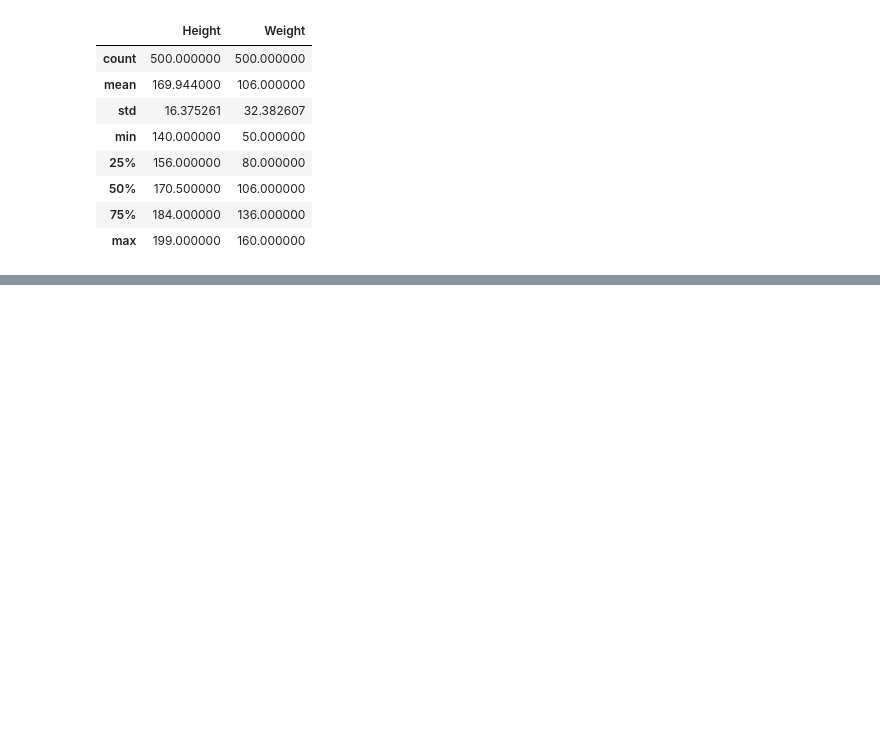
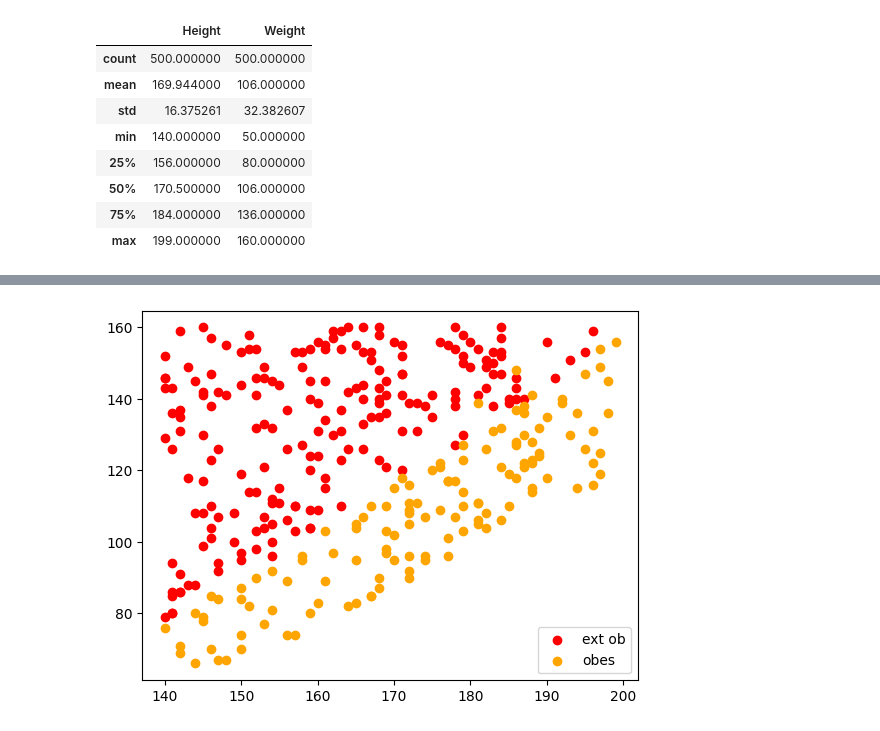
Before and after one commit to so1454/MachineLearning, a Jupyter notebook: ex03bmi학습하기.ipynb, the cells around one changed output, grey strips where cells are left out. Cells and saved outputs as stored; diff of their text form; code cells hidden in the pictures; blank space fills up the shorter version.

```diff
--- a/ex03bmi학습하기.ipynb
+++ b/ex03bmi학습하기.ipynb
@@ -46,0 +68,15 @@ bmi_data.describe()
+# %%
+# 답 데이터 살펴보기
+# 답레이블 중복없이 확인해보기
+data2 = bmi_data.set_index('Label')  # 원래 컬럼을 인덱스로 보내준것임
+data2.index.unique()  # 인덱스에 접근 + 독립적인 값 찾기
+
+
+# data2.index.unique()했더니 나온 값
+# 'Extreme Obesity' :고도비만
+# 'Obesity' : 비만
+# 'Overweight' : 과체중
+# 'Normal' : 보통
+# 'Weak' : 저체중,
+# 'Extremely Weak' : 극심한 저체중
+# 클래스가 총 6개임!
@@ -46,0 +101,7 @@ bmi_data.describe()
+# %%
+# 시각화
+# X축 키, Y축 몸무게, 산점도(점 찍어서 분포 확인하는 그래프) Label
+# Extreme Obesity만 이용해서 그릴꺼다.
+# 행(index, 문자열) 값에 쉽게 접근하게 하는 인덱서 => loc
+d = data2.loc['Extreme Obesity']
+d
@@ -46,0 +125,13 @@ bmi_data.describe()
+# %%
+# Extreme Obesity(빨간색)
+plt.scatter(d['Height'], d['Weight'],c = 'red', label = 'ext ob')
+
+# Obesity(주황색)
+d = data2.loc['Obesity']
+plt.scatter(d['Height'], d['Weight'],c = 'orange', label = 'obes')
+plt.legend() # 범례표시(출력)
+plt.show()
+
+# 이렇게 여러번 반복되면 함수를 실행해야겠다고 생각하는게 좋음!
+# %% [output]
+[figure, added]
```
Also changed, not shown: parts of 21 cells of this notebook, 2 other files.
